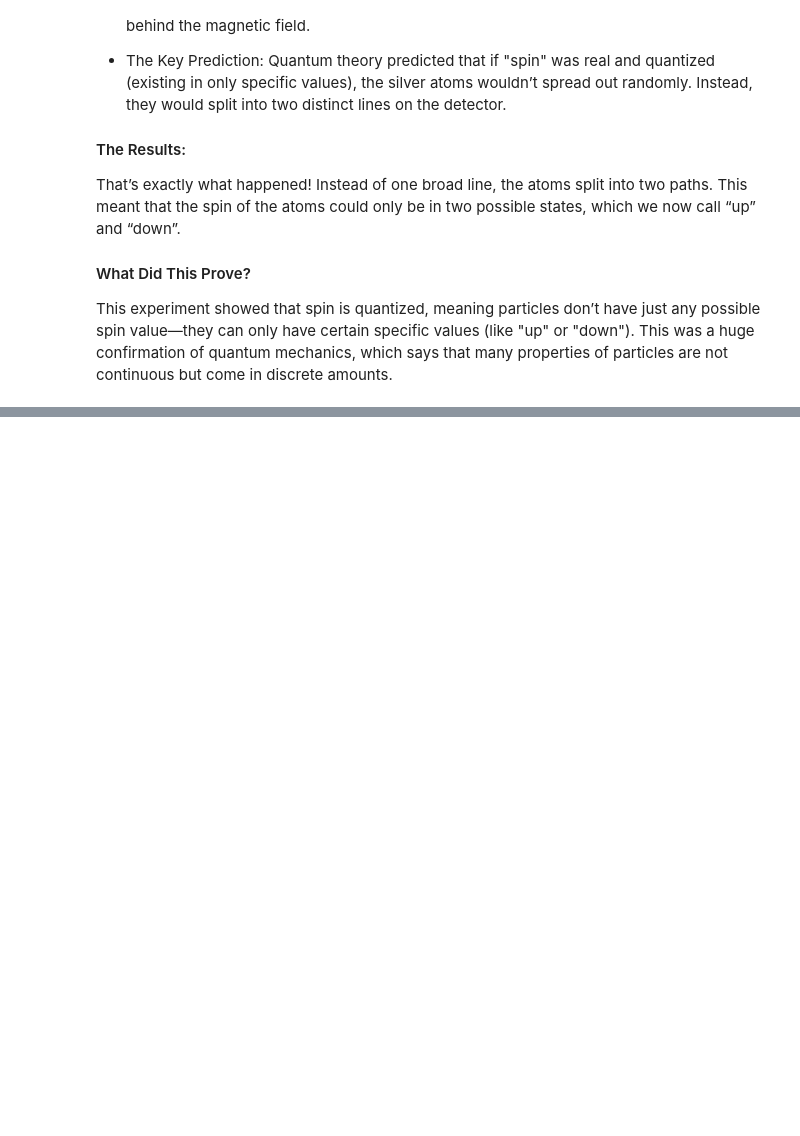
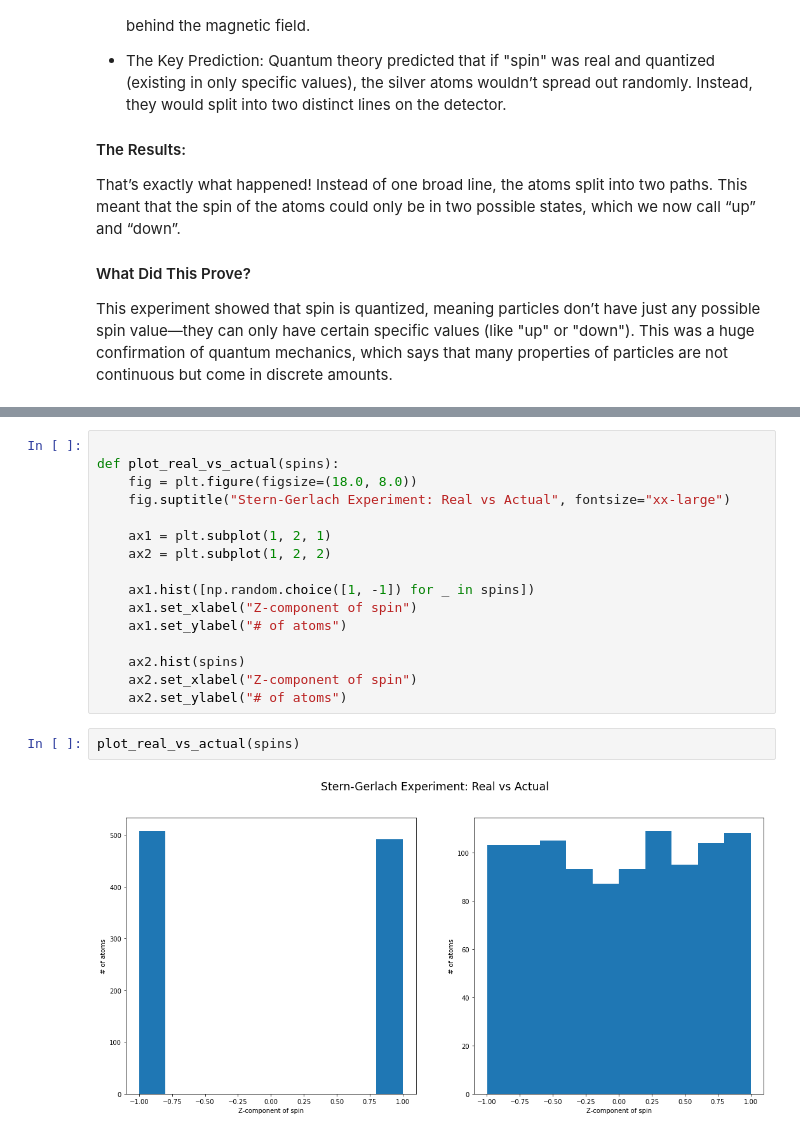
Before and after one commit to aarshitaacharya/quantum-projects, a Jupyter notebook: 5.stern_gerlach_experiment.ipynb, the cells around one changed output, grey strips where cells are left out. Drawn from its saved outputs; the diff is of its cells as text; blank space fills up the shorter version.

```diff
--- a/5.stern_gerlach_experiment.ipynb
+++ b/5.stern_gerlach_experiment.ipynb
@@ -37,0 +109,20 @@ ModuleNotFoundError: No module named 'qutip'
+# %%
+
+def plot_real_vs_actual(spins):
+    fig = plt.figure(figsize=(18.0, 8.0))
+    fig.suptitle("Stern-Gerlach Experiment: Real vs Actual", fontsize="xx-large")
+
+    ax1 = plt.subplot(1, 2, 1)
+    ax2 = plt.subplot(1, 2, 2)
+
+    ax1.hist([np.random.choice([1, -1]) for _ in spins])
+    ax1.set_xlabel("Z-component of spin")
+    ax1.set_ylabel("# of atoms")
+
+    ax2.hist(spins)
+    ax2.set_xlabel("Z-component of spin")
+    ax2.set_ylabel("# of atoms")
+# %%
+plot_real_vs_actual(spins)
+# %% [output]
+[figure, added]
```
Also changed, not shown: parts of 8 cells of this notebook.
